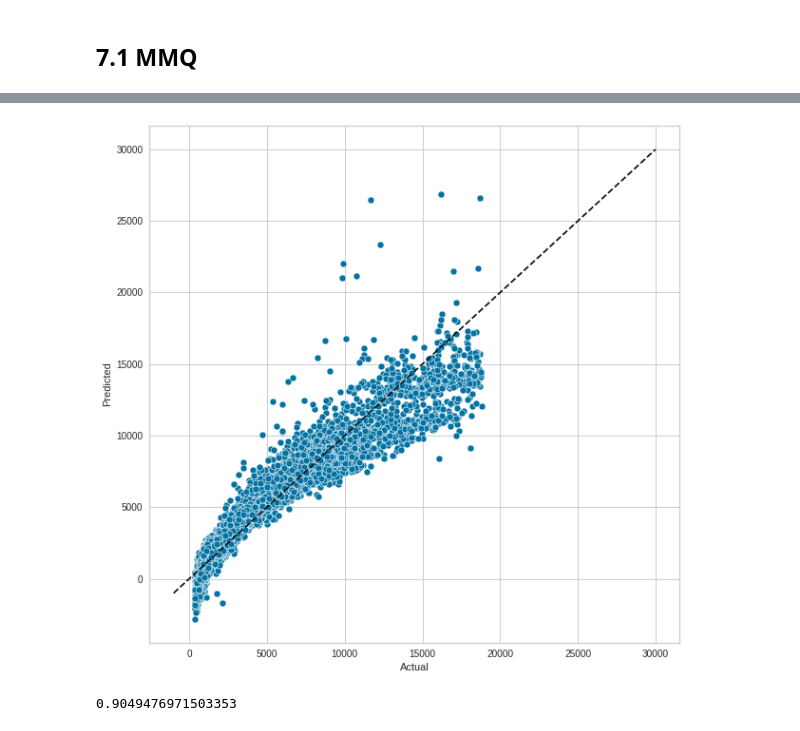
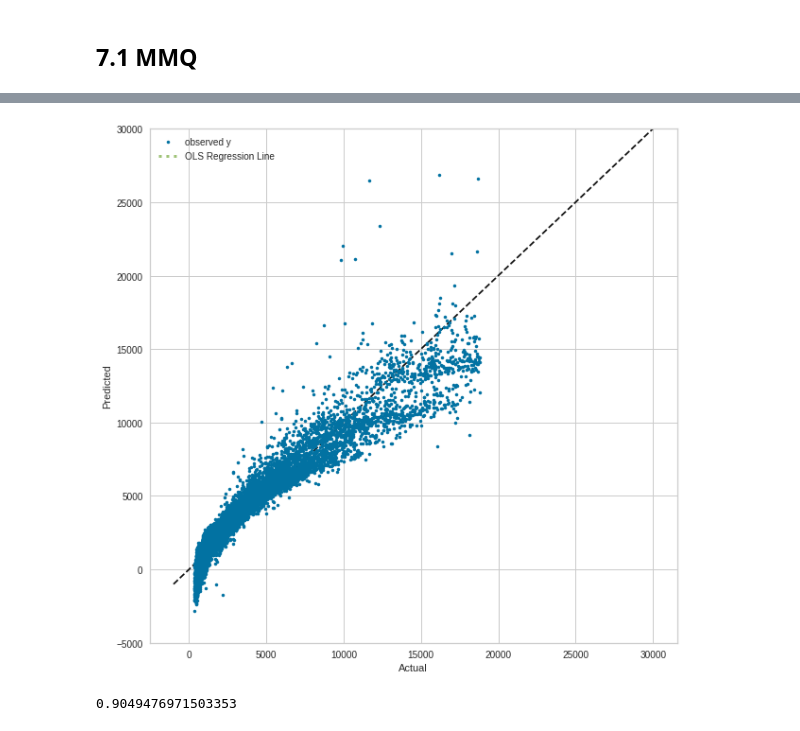
Before and after one commit to aime-n/lasso-aprendizado, a Jupyter notebook: analise_diamantes_(2).ipynb, the cells around one changed output, grey strips where cells are left out. Drawn from its saved outputs; the diff is of its cells as text; code cells hidden in the pictures.

```diff
--- a/analise_diamantes_(2).ipynb
+++ b/analise_diamantes_(2).ipynb
@@ -415,15 +385,23 @@ ols_rmse = np.sqrt(ols_mse)
 ols_score = model.score(X_test, y_test)
 # %%
 plt.figure(figsize=(10,10))
-ax=sns.scatterplot(x=y_test,y=y_pred)
+# ax=sns.scatterplot(x=y_test,y=y_pred)
 plt.xlabel("Actual")
 plt.ylabel("Predicted")
 # x_lim = plt.xlim()
 # y_lim = plt.ylim()
-plt.plot([-1000,30000], [-1000,30000], "k--")
+plt.plot([-1000,30000], [-1000,30000], "k--") # 45 graus
+
+plt.plot(y_test, y_pred, '.', label='observed y');
+# plt.plot(x, a * x + b, 'r', label='true y', lw=3, alpha=0.4);
+plt.plot(y_test, model.coef_[0] * y_test + model.intercept_ , label='OLS Regression Line', c='C1', ls='dotted', lw=3, )
+plt.legend();
+
+plt.ylim([-5000, 30000])
+
 plt.show()
 # %% [output]
-[figure, old version]
+[figure, new version]
 # %%
 from sklearn.metrics import r2_score
 
```
Also changed, not shown: parts of 22 cells of this notebook.
